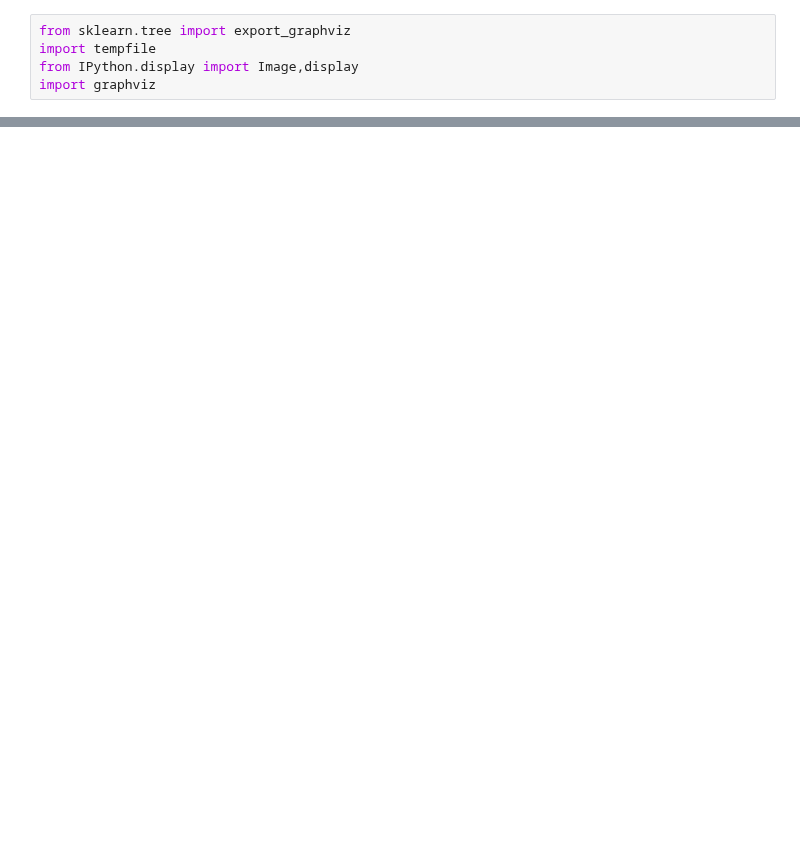
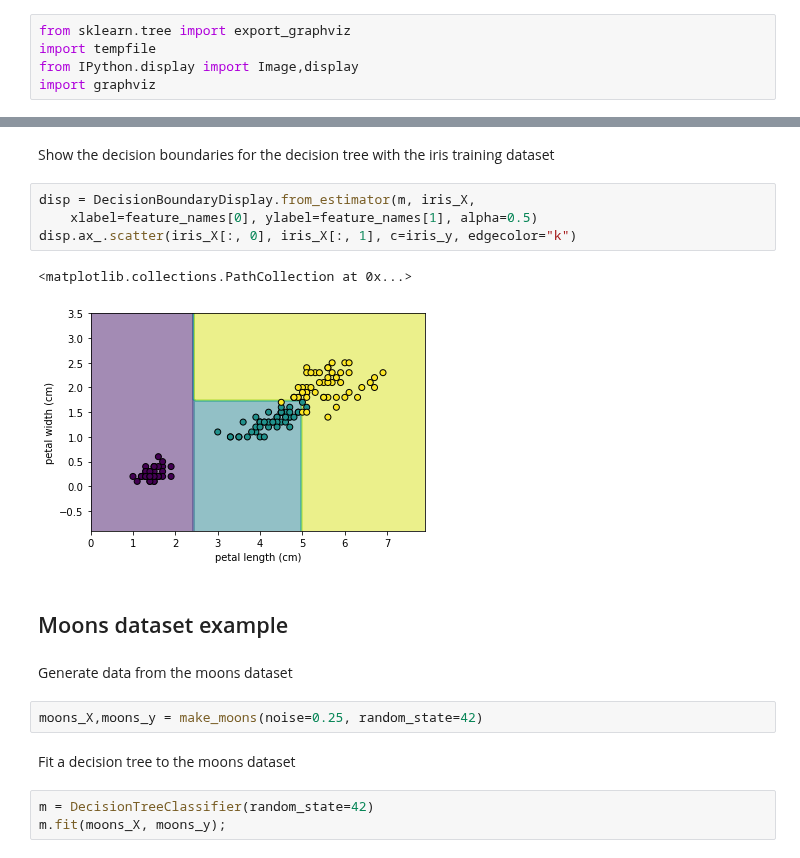
Before and after one commit to kms15/reading_notes, a Jupyter notebook: handsonml2e/handson-ml2-06.ipynb, the cells around one changed output, grey strips where cells are left out. Drawn from its saved outputs; the diff is of its cells as text; blank space fills up the shorter version.

```diff
--- a/handsonml2e/handson-ml2-06.ipynb
+++ b/handsonml2e/handson-ml2-06.ipynb
@@ -30,0 +45,20 @@ with tempfile.NamedTemporaryFile('w+t', suffix=".dot") as dotfile, \
+# %% [markdown]
+Show the decision boundaries for the decision tree with the iris training dataset
+# %%
+disp = DecisionBoundaryDisplay.from_estimator(m, iris_X,
+    xlabel=feature_names[0], ylabel=feature_names[1], alpha=0.5)
+disp.ax_.scatter(iris_X[:, 0], iris_X[:, 1], c=iris_y, edgecolor="k")
+# %% [output]
+<matplotlib.collections.PathCollection at 0x...>
+[figure, added]
+# %% [markdown]
+## Moons dataset example
+# %% [markdown]
+Generate data from the moons dataset
+# %%
+moons_X,moons_y = make_moons(noise=0.25, random_state=42)
+# %% [markdown]
+Fit a decision tree to the moons dataset
+# %%
+m = DecisionTreeClassifier(random_state=42)
+m.fit(moons_X, moons_y);
```
Also changed, not shown: parts of 29 cells of this notebook, 1 other file.
